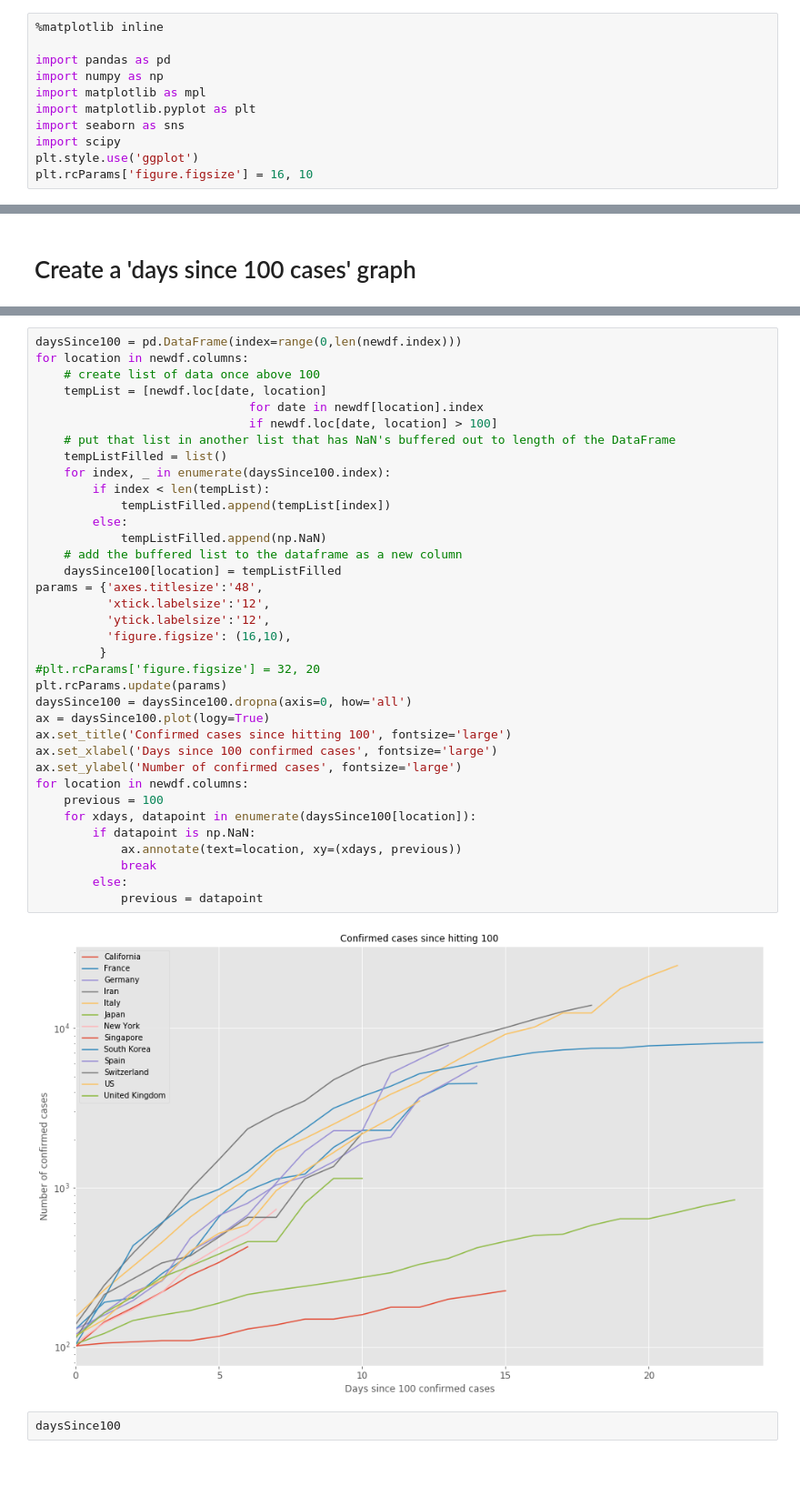
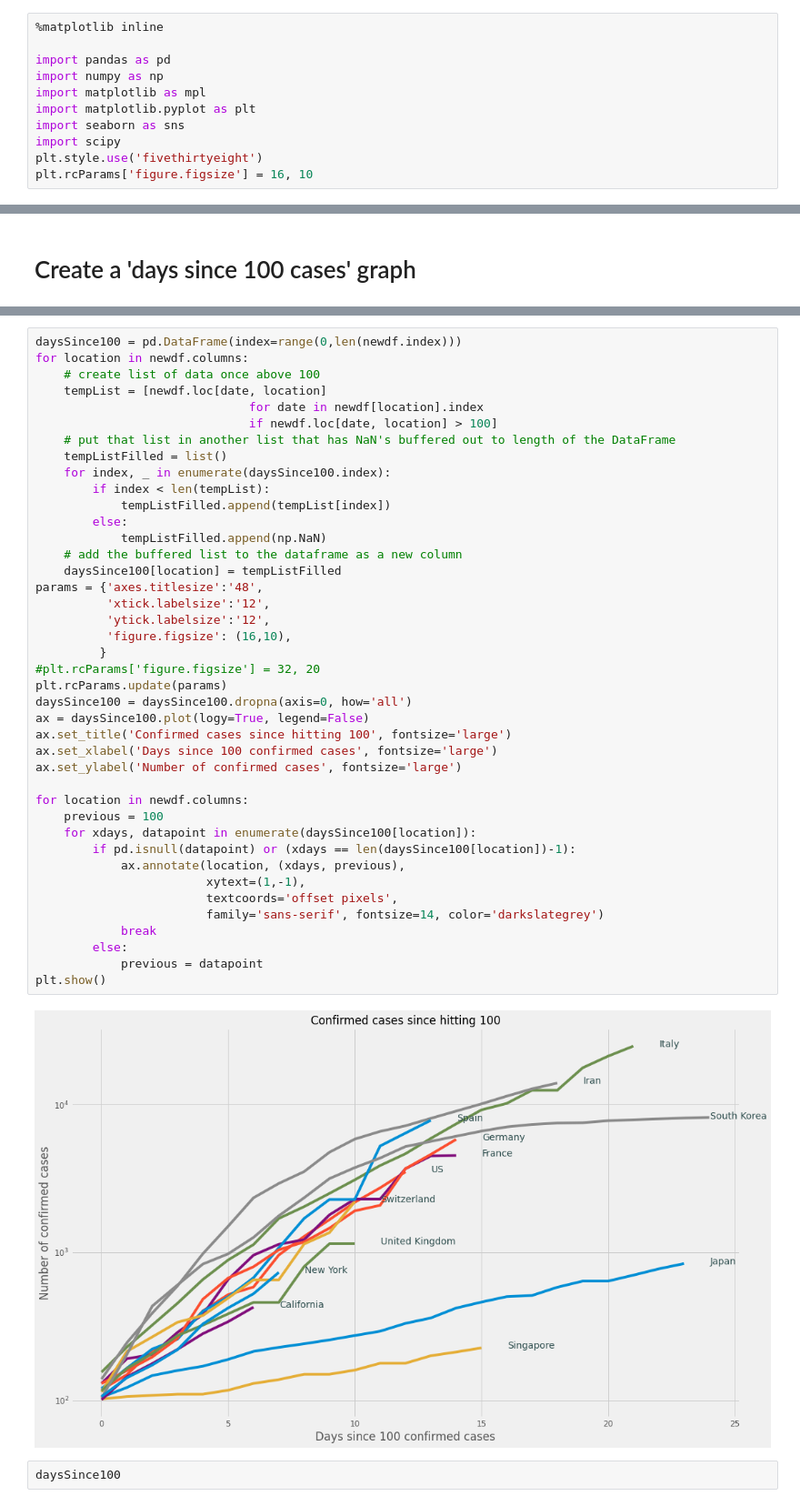
Before and after one commit to dyoung418/COVID-19, a Jupyter notebook: covid_california_analysis.ipynb, the cells around one changed output, grey strips where cells are left out. Shown: that part at 91% size. Cells and saved outputs as stored; diff of their text form; blank space fills up the shorter version.

```diff
--- a/covid_california_analysis.ipynb
+++ b/covid_california_analysis.ipynb
@@ -7,7 +7,7 @@ import matplotlib as mpl
 import matplotlib.pyplot as plt
 import seaborn as sns
 import scipy
-plt.style.use('ggplot')
+plt.style.use('fivethirtyeight')
 plt.rcParams['figure.figsize'] = 16, 10
 # %% [markdown]
 # Read in data and do basic massaging
@@ -108,37 +108,42 @@ for location in newdf.columns:
     tempList = [newdf.loc[date, location]
                               for date in newdf[location].index
                               if newdf.loc[date, location] > 100]
     # put that list in another list that has NaN's buffered out to length of the DataFrame
     tempListFilled = list()
     for index, _ in enumerate(daysSince100.index):
         if index < len(tempList):
             tempListFilled.append(tempList[index])
         else:
             tempListFilled.append(np.NaN)
     # add the buffered list to the dataframe as a new column
     daysSince100[location] = tempListFilled
 params = {'axes.titlesize':'48',
           'xtick.labelsize':'12',
           'ytick.labelsize':'12',
           'figure.figsize': (16,10),
          }
 #plt.rcParams['figure.figsize'] = 32, 20
 plt.rcParams.update(params)
 daysSince100 = daysSince100.dropna(axis=0, how='all')
-ax = daysSince100.plot(logy=True)
+ax = daysSince100.plot(logy=True, legend=False)
 ax.set_title('Confirmed cases since hitting 100', fontsize='large')
 ax.set_xlabel('Days since 100 confirmed cases', fontsize='large')
 ax.set_ylabel('Number of confirmed cases', fontsize='large')
+
 for location in newdf.columns:
     previous = 100
     for xdays, datapoint in enumerate(daysSince100[location]):
-        if datapoint is np.NaN:
-            ax.annotate(text=location, xy=(xdays, previous))
+        if pd.isnull(datapoint) or (xdays == len(daysSince100[location])-1):
+            ax.annotate(location, (xdays, previous),
+                        xytext=(1,-1),
+                        textcoords='offset pixels',
+                        family='sans-serif', fontsize=14, color='darkslategrey')
             break
         else:
             previous = datapoint
+plt.show()
 # %% [output]
-[figure, old version]
+[figure, new version]
 # %%
 daysSince100
 # %% [output]
```
Also changed, not shown: parts of 2 cells of this notebook, 1 other file.
